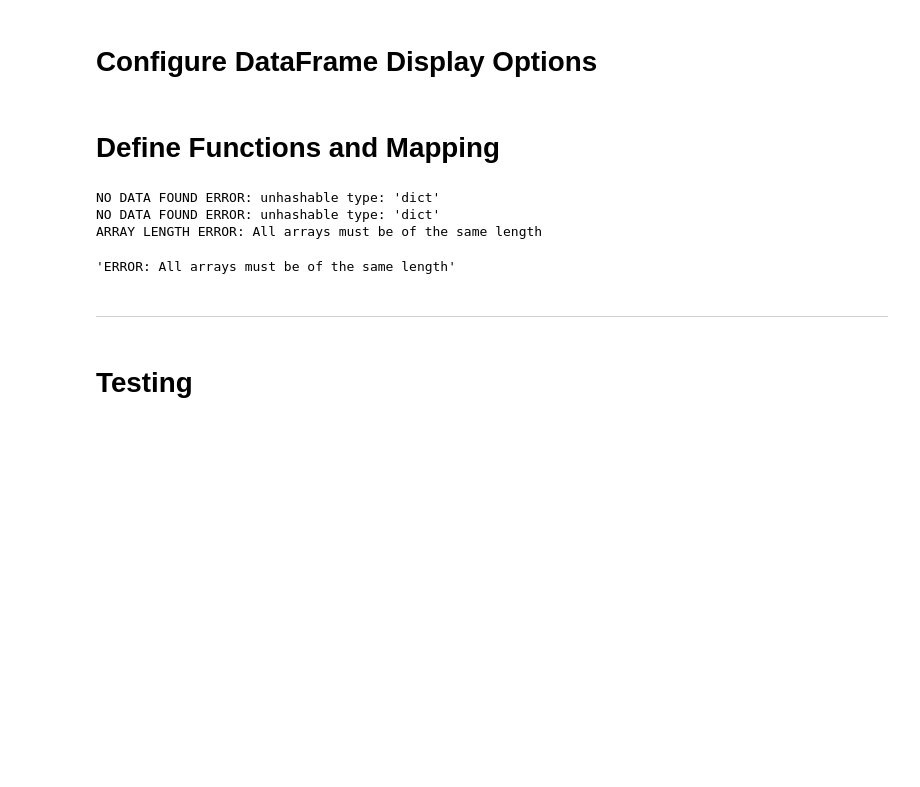
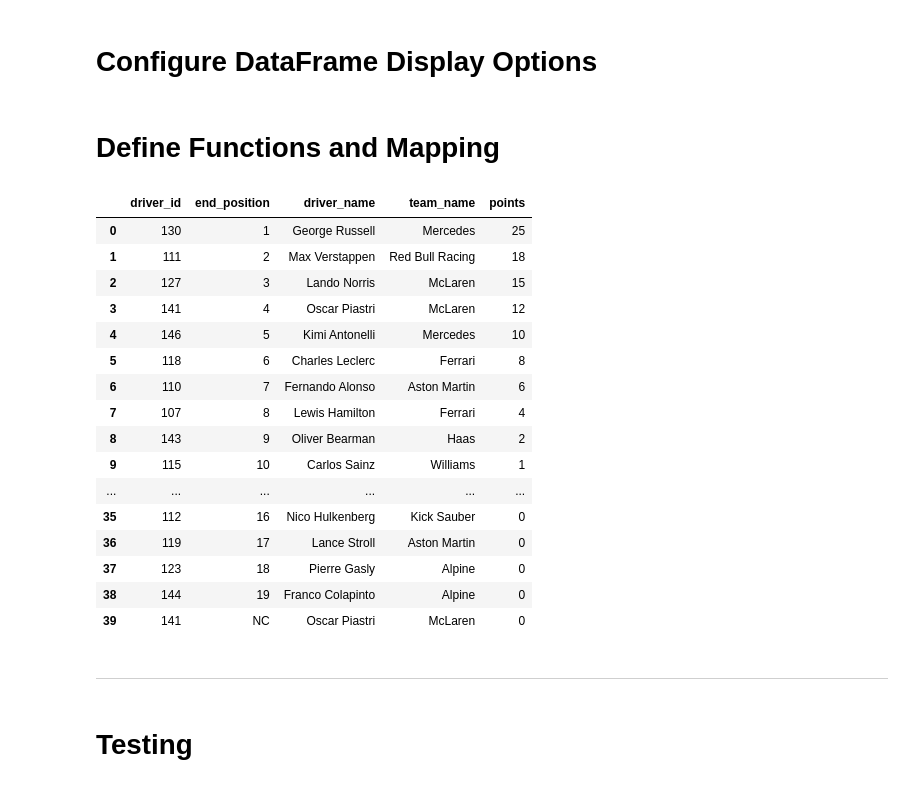
Before and after one commit to JackRWilson/Formula-1-Predictions-Project, a Jupyter notebook: notebooks/data_scraping.ipynb, the cells around one changed output. Drawn from its saved outputs; the diff is of its cells as text; code cells hidden in the pictures; blank space fills up the shorter version.

```diff
--- a/notebooks/data_scraping.ipynb
+++ b/notebooks/data_scraping.ipynb
@@ -544,12 +544,6 @@ def scrape_f1_website(urls: list, total_col: int, col_idx_map: dict, id_cols: li
         A DataFrame containing the scraped table
 
     """
-    # Load ID maps
-    #driver_id_map = load_id_map('../data/raw/driver_id_map.pkl', {})
-    #circuit_id_map = load_id_map('../data/raw/circuit_id_map.pkl', {})
-    #race_id_map = load_id_map('../data/raw/race_id_map.pkl', {})
-    #team_id_map = load_id_map('../data/raw/team_id_map.pkl', {})
-
     # Initiate data mapping
     col_data = init_col_map(col_idx_map)
 
@@ -588,9 +582,9 @@ def scrape_f1_website(urls: list, total_col: int, col_idx_map: dict, id_cols: li
 
                                 # Load or create ID map
                                 if data_folder:
-                                    id_map = load_id_map(f'{data_folder}/{col_name}.pkl')
+                                    id_map = load_id_map(f'{data_folder}/{col_name}_map.pkl')
                                 else:
-                                    id_map = load_id_map(f'{col_name}.pkl')
+                                    id_map = load_id_map(f'{col_name}_map.pkl')
 
                                 # Get the value from the table cell using the index from col_map
                                 scraped_value = cells[col_info['index']].text
@@ -615,9 +609,9 @@ def scrape_f1_website(urls: list, total_col: int, col_idx_map: dict, id_cols: li
 
                                 # Save the updated ID map
                                 if data_folder:
-                                    save_id_map(f'{data_folder}/{col_name}.pkl', id_map)
+                                    save_id_map(f'{data_folder}/{col_name}_map.pkl', id_map)
                                 else:
-                                    save_id_map(f'{col_name}.pkl', id_map)
+                                    save_id_map(f'{col_name}_map.pkl', id_map)
 
                             # Handle non-ID columns
                             else:
@@ -642,25 +636,31 @@ def scrape_f1_website(urls: list, total_col: int, col_idx_map: dict, id_cols: li
         return(f'ERROR: {e}')
 
     return df
-
-
-    # Save ID maps
-    #driver_id_map = save_id_map(driver_id_map, '../data/raw/driver_id_map.pkl')
-    #circuit_id_map = save_id_map(circuit_id_map, '../data/raw/circuit_id_map.pkl')
-    #race_id_map = save_id_map(race_id_map, '../data/raw/race_id_map.pkl')
-    #team_id_map = save_id_map(team_id_map, '../data/raw/team_id_map.pkl')
 # %%
 urls = ['https://www.formula1.com/en/results/2025/races/1270/singapore/race-result', 'https://www.formula1.com/en/results/2025/races/1269/azerbaijan/race-result']
 total_cols = 7
-col_map = {'race_id': 2, 'end_position': 0, 'driver_name': 2, 'team_name': 3, 'points': 6}
-id_cols = ['race_id']
+col_map = {'driver_id': 2, 'end_position': 0, 'driver_name': 2, 'team_name': 3, 'points': 6}
+id_cols = ['driver_id']
 df = scrape_f1_website(urls, total_cols, col_map, id_cols)
 df
 # %% [output]
-NO DATA FOUND ERROR: unhashable type: 'dict'
-NO DATA FOUND ERROR: unhashable type: 'dict'
-ARRAY LENGTH ERROR: All arrays must be of the same length
-'ERROR: All arrays must be of the same length'
+|  | driver_id | end_position | driver_name | team_name | points |
+| 0 | 130 | 1 | George Russell | Mercedes | 25 |
+| 1 | 111 | 2 | Max Verstappen | Red Bull Racing | 18 |
+| 2 | 127 | 3 | Lando Norris | McLaren | 15 |
+| 3 | 141 | 4 | Oscar Piastri | McLaren | 12 |
+| 4 | 146 | 5 | Kimi Antonelli | Mercedes | 10 |
+| 5 | 118 | 6 | Charles Leclerc | Ferrari | 8 |
+| 6 | 110 | 7 | Fernando Alonso | Aston Martin | 6 |
+| 7 | 107 | 8 | Lewis Hamilton | Ferrari | 4 |
+| 8 | 143 | 9 | Oliver Bearman | Haas | 2 |
+| 9 | 115 | 10 | Carlos Sainz | Williams | 1 |
+| ... | ... | ... | ... | ... | ... |
+| 35 | 112 | 16 | Nico Hulkenberg | Kick Sauber | 0 |
+| 36 | 119 | 17 | Lance Stroll | Aston Martin | 0 |
+| 37 | 123 | 18 | Pierre Gasly | Alpine | 0 |
+| 38 | 144 | 19 | Franco Colapinto | Alpine | 0 |
+| 39 | 141 | NC | Oscar Piastri | McLaren | 0 |
 # %% [markdown]
 ---
 # %% [markdown]
```
Also changed, not shown: parts of 1 cell of this notebook.
